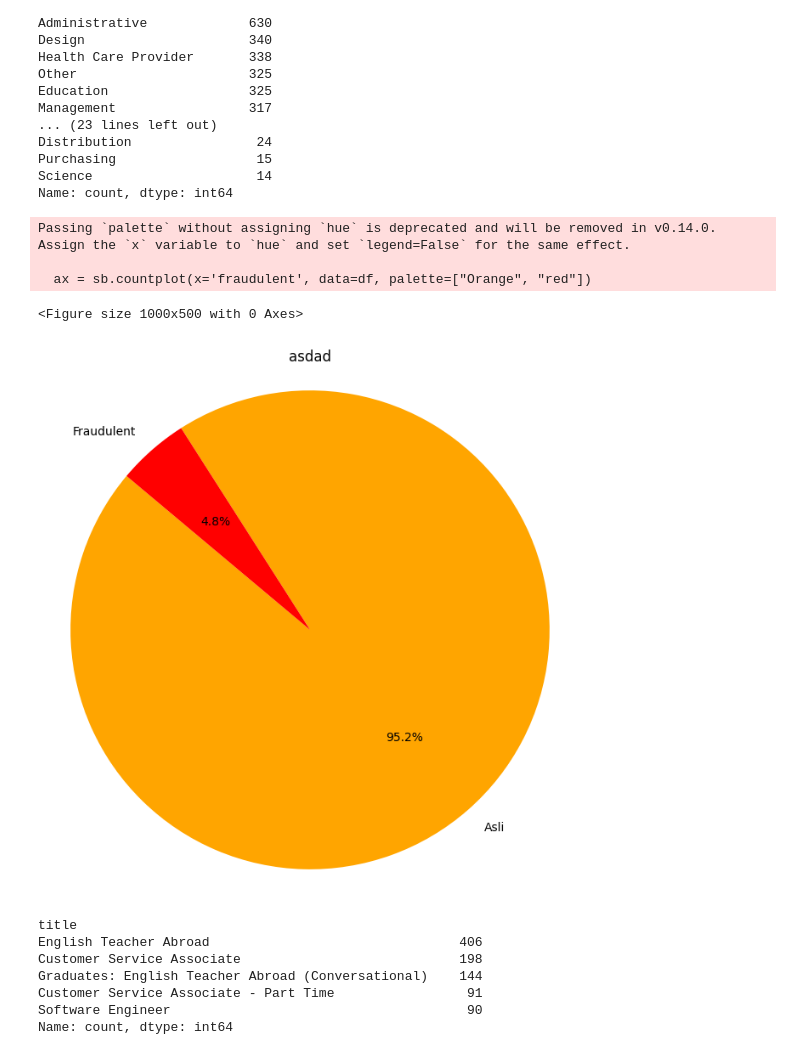
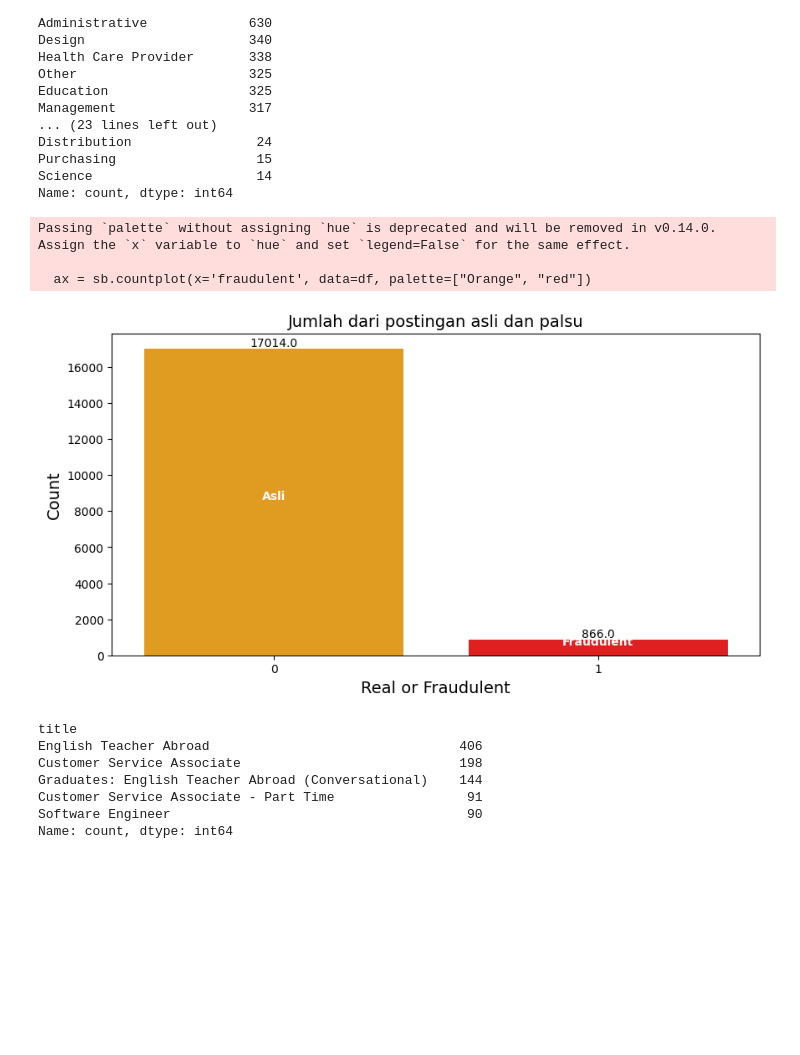
Before and after one commit to Djibran1103/model-capstone, a Jupyter notebook: Machine Learning/model_2.ipynb, the cells around one changed output. Cells and saved outputs as stored; diff of their text form; code cells hidden in the pictures; blank space fills up the shorter version.

```diff
--- a/Machine Learning/model_2.ipynb
+++ b/Machine Learning/model_2.ipynb
@@ -250,32 +236,31 @@ Name: count, dtype: int64
 # %%
 labels = ['Asli', 'Fraudulent']
 plt.figure(figsize=(10, 5))
 ax = sb.countplot(x='fraudulent', data=df, palette=["Orange", "red"])
 total = float(len(df))
 if ax.patches:
     for p, label in zip(ax.patches, labels):
         height = p.get_height()
         percentage = '{:.1f}%'.format((height / total)*100)
         ax.text(p.get_x() + p.get_width() / 2, height + 0.1, height, ha='center', va='bottom')
         ax.text(p.get_x() + p.get_width() / 2, height / 2, label, ha='center', va='bottom', color='white', weight='bold')
 plt.title("Jumlah dari postingan asli dan palsu", fontdict={"fontsize": 14})
 plt.ylabel("Count", fontdict={"fontsize": 14})
 plt.xlabel('Real or Fraudulent', fontdict={"fontsize": 14})
 
-plt.clf()
-fraud_counts = df['fraudulent'].value_counts()
-plt.figure(figsize=(8, 8))
-plt.pie(fraud_counts, labels =labels, autopct='%1.1f%%', colors=['orange' ,'red'], startangle=140)
-plt.title('asdad')
-plt.axis('equal')
+# plt.clf()
+# fraud_counts = df['fraudulent'].value_counts()
+# plt.figure(figsize=(8, 8))
+# plt.pie(fraud_counts, labels =labels, autopct='%1.1f%%', colors=['orange' ,'red'], startangle=140)
+# plt.title('asdad')
+# plt.axis('equal')
 
 plt.show()
 # %% [output]
 Passing `palette` without assigning `hue` is deprecated and will be removed in v0.14.0. Assign the `x` variable to `hue` and set `legend=False` for the same effect.
 
   ax = sb.countplot(x='fraudulent', data=df, palette=["Orange", "red"])
-<Figure size 1000x500 with 0 Axes>
-[figure, old version]
+[figure, new version]
 # %%
 title = df.title.value_counts()[:5]
 title
```
Also changed, not shown: parts of 30 cells of this notebook.
